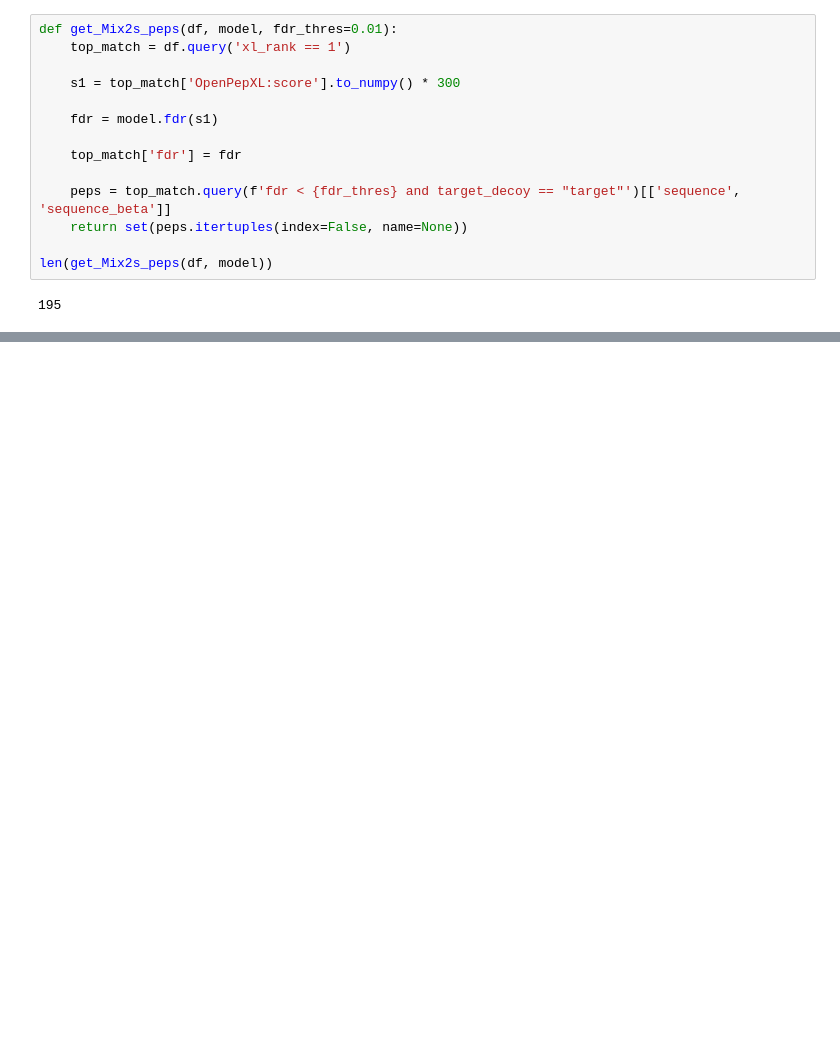
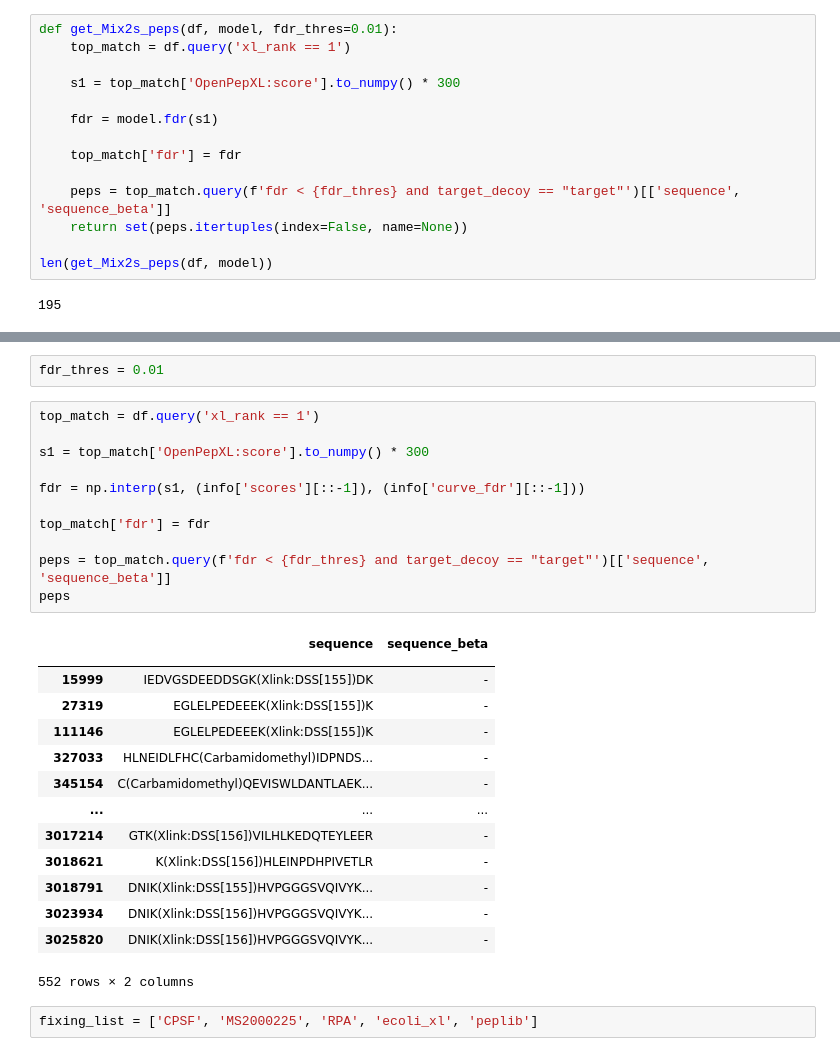
Before and after one commit to shawn-peng/xlms, a Jupyter notebook: python/plot_venn_diagram.ipynb, the cells around one changed output, grey strips where cells are left out. Cells and saved outputs as stored; diff of their text form; blank space fills up the shorter version.

```diff
--- a/python/plot_venn_diagram.ipynb
+++ b/python/plot_venn_diagram.ipynb
@@ -126,0 +291,30 @@ len(get_Mix2s_peps(df, model))
+# %%
+fdr_thres = 0.01
+# %%
+top_match = df.query('xl_rank == 1')
+
+s1 = top_match['OpenPepXL:score'].to_numpy() * 300
+
+fdr = np.interp(s1, (info['scores'][::-1]), (info['curve_fdr'][::-1]))
+
+top_match['fdr'] = fdr
+
+peps = top_match.query(f'fdr < {fdr_thres} and target_decoy == "target"')[['sequence', 'sequence_beta']]
+peps
+# %% [output]
+|  | sequence | sequence_beta |
+|  |  |  |
+| 15999 | IEDVGSDEEDDSGK(Xlink:DSS[155])DK | - |
+| 27319 | EGLELPEDEEEK(Xlink:DSS[155])K | - |
+| 111146 | EGLELPEDEEEK(Xlink:DSS[155])K | - |
+| 327033 | HLNEIDLFHC(Carbamidomethyl)IDPNDS... | - |
+| 345154 | C(Carbamidomethyl)QEVISWLDANTLAEK... | - |
+| ... | ... | ... |
+| 3017214 | GTK(Xlink:DSS[156])VILHLKEDQTEYLEER | - |
+| 3018621 | K(Xlink:DSS[156])HLEINPDHPIVETLR | - |
+| 3018791 | DNIK(Xlink:DSS[155])HVPGGGSVQIVYK... | - |
+| 3023934 | DNIK(Xlink:DSS[156])HVPGGGSVQIVYK... | - |
+| 3025820 | DNIK(Xlink:DSS[156])HVPGGGSVQIVYK... | - |
+552 rows × 2 columns
+# %%
+fixing_list = ['CPSF', 'MS2000225', 'RPA', 'ecoli_xl', 'peplib']
```
Also changed, not shown: parts of 47 cells of this notebook, 6 other files.
